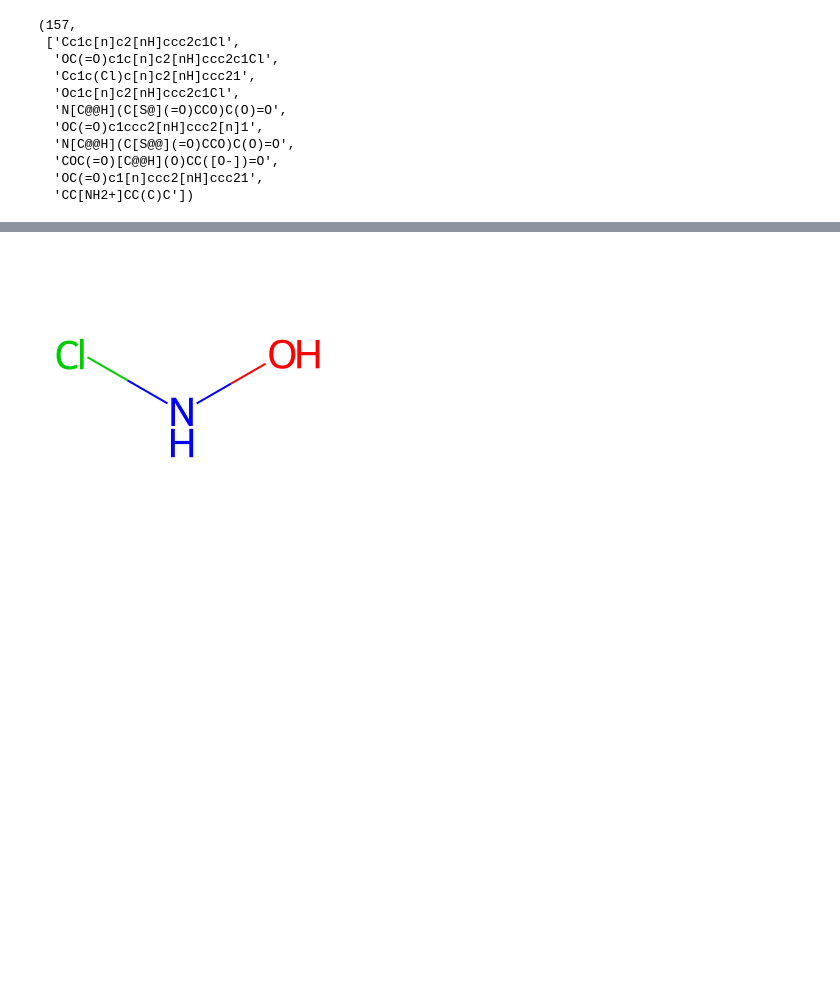
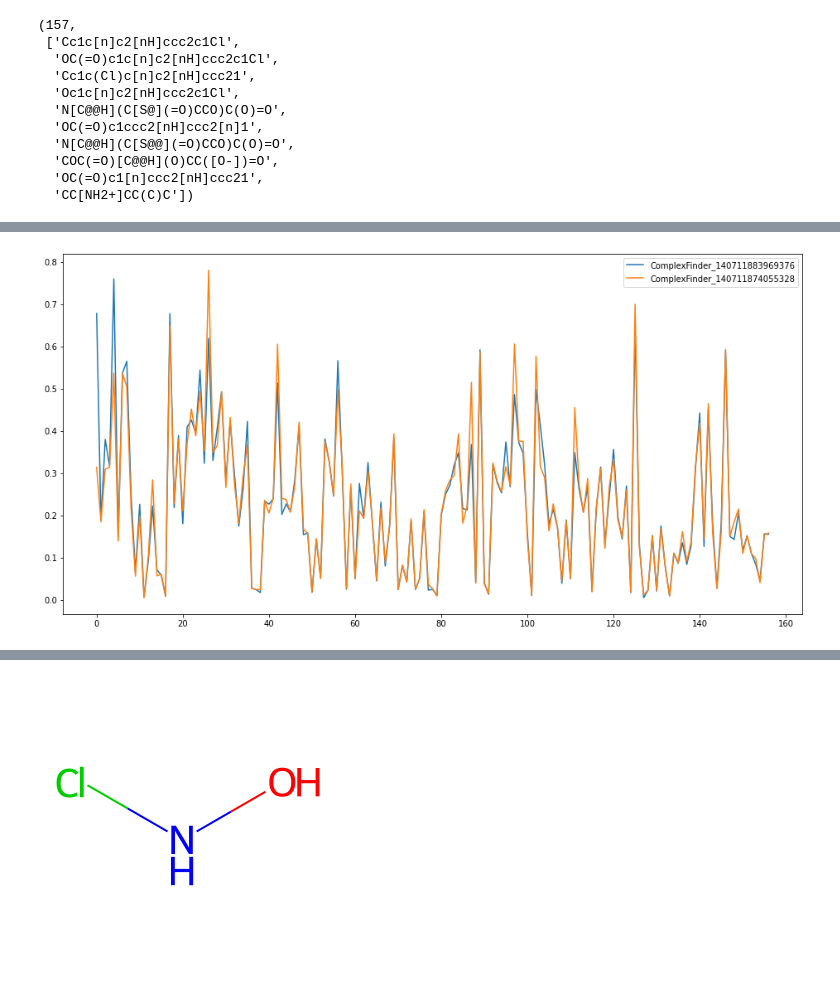
Before and after one commit to quantori/qtr-fingerprint, a Jupyter notebook: notebooks/build_and_run_substructure_finder.ipynb, the cells around one changed output, grey strips where cells are left out. Cells and saved outputs as stored; diff of their text form; code cells hidden in the pictures; blank space fills up the shorter version.

```diff
--- a/notebooks/build_and_run_substructure_finder.ipynb
+++ b/notebooks/build_and_run_substructure_finder.ipynb
@@ -112,0 +170,4 @@ mcc100_2kk = ComplexFinder(Path('/home/Vsevolod.Vaskin/qtr-fingerprint/data/data
+# %%
+stat.take([mcc_120c_500k_h500, mcc_120c_500k_h2600]).as_plot()
+# %% [output]
+[figure, added]
```
Also changed, not shown: parts of 13 cells of this notebook, 11 other files.
